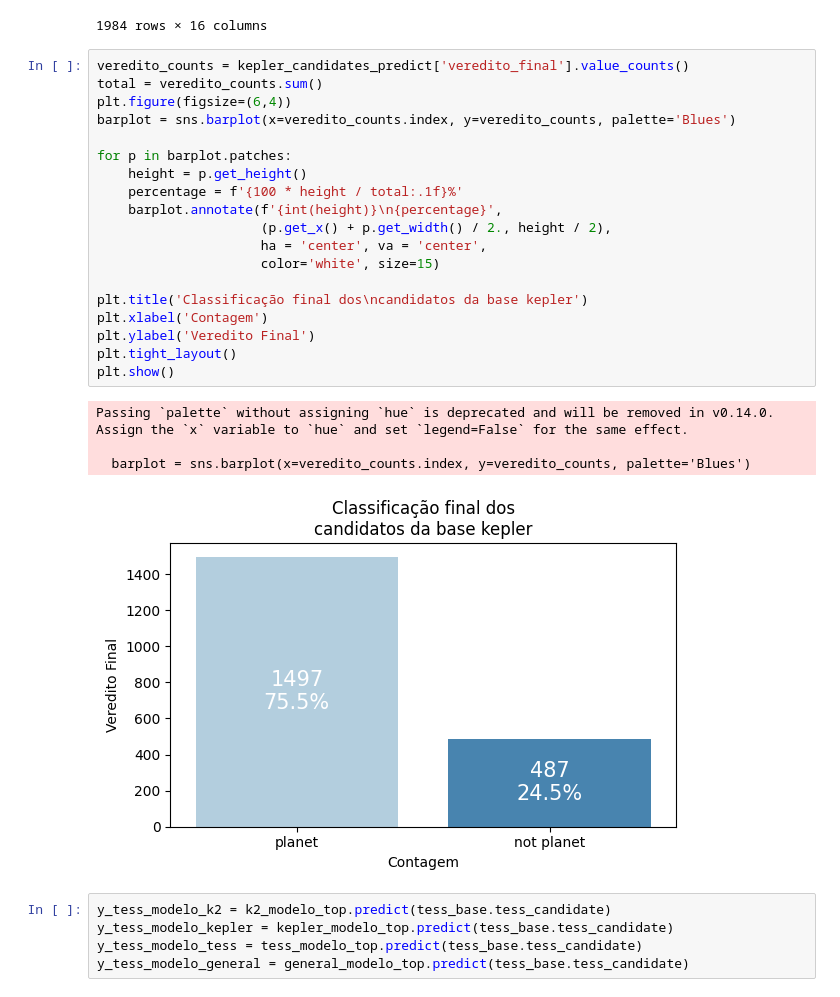
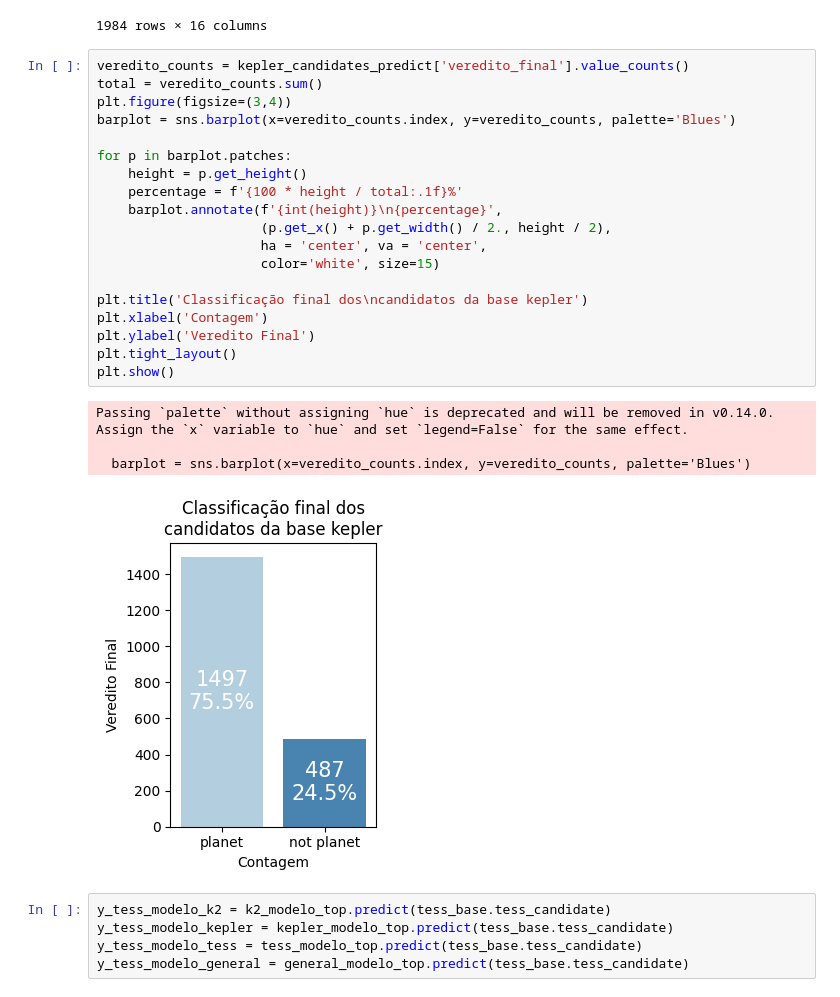
Before and after one commit to jnnastti/EstelarClass, a Jupyter notebook: EstelarClass.ipynb, the cells around one changed output. Drawn from its saved outputs; the diff is of its cells as text.

```diff
--- a/EstelarClass.ipynb
+++ b/EstelarClass.ipynb
@@ -2695,27 +2695,27 @@ kepler_candidates_predict
 # %%
 veredito_counts = kepler_candidates_predict['veredito_final'].value_counts()
 total = veredito_counts.sum()
-plt.figure(figsize=(6,4))
+plt.figure(figsize=(3,4))
 barplot = sns.barplot(x=veredito_counts.index, y=veredito_counts, palette='Blues')
 
 for p in barplot.patches:
     height = p.get_height()
     percentage = f'{100 * height / total:.1f}%'
     barplot.annotate(f'{int(height)}\n{percentage}',
                      (p.get_x() + p.get_width() / 2., height / 2),
                      ha = 'center', va = 'center',
                      color='white', size=15)
 
 plt.title('Classificação final dos\ncandidatos da base kepler')
 plt.xlabel('Contagem')
 plt.ylabel('Veredito Final')
 plt.tight_layout()
 plt.show()
 # %% [output]
 Passing `palette` without assigning `hue` is deprecated and will be removed in v0.14.0. Assign the `x` variable to `hue` and set `legend=False` for the same effect.
 
   barplot = sns.barplot(x=veredito_counts.index, y=veredito_counts, palette='Blues')
-[figure, old version]
+[figure, new version]
 # %%
 y_tess_modelo_k2 = k2_modelo_top.predict(tess_base.tess_candidate)
 y_tess_modelo_kepler = kepler_modelo_top.predict(tess_base.tess_candidate)
```
Also changed, not shown: parts of 7 cells of this notebook, 5 other files.
